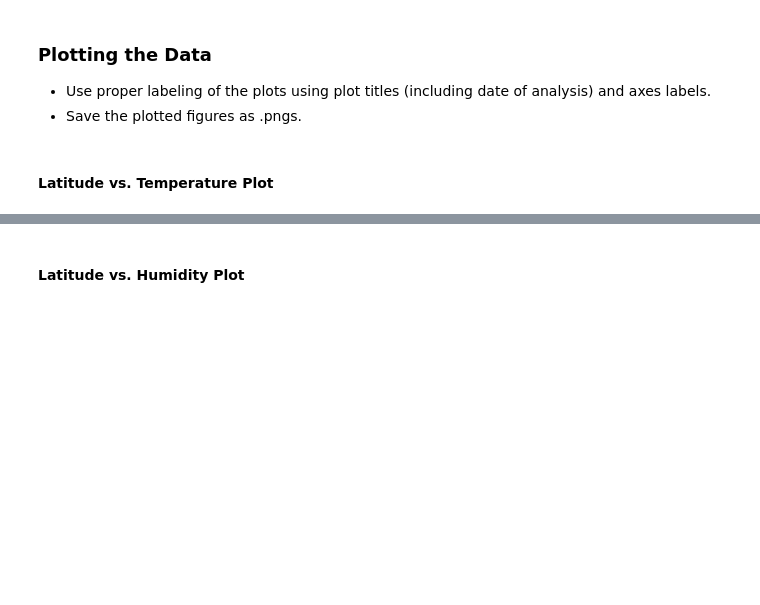
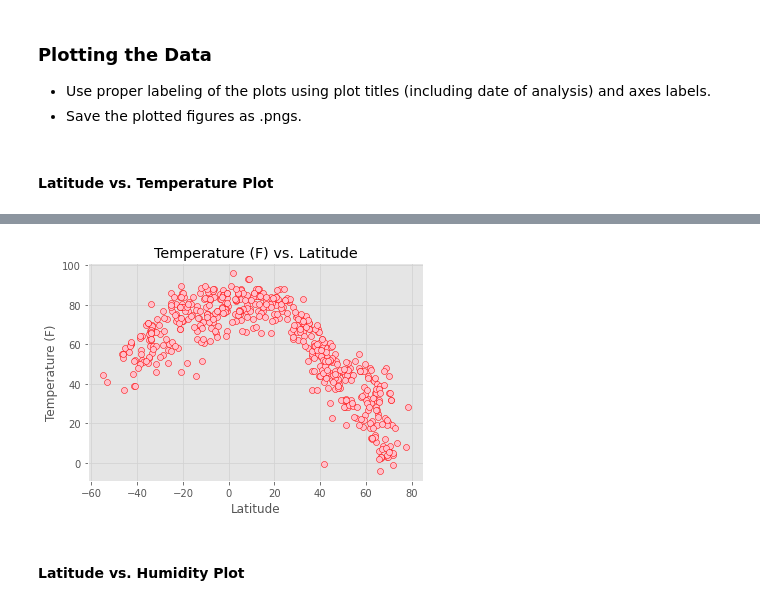
Before and after one commit to pauish/python-api-challenge, a Jupyter notebook: WeatherPy.ipynb, the cells around one changed output, grey strips where cells are left out. Drawn from its saved outputs; the diff is of its cells as text; code cells hidden in the pictures; blank space fills up the shorter version.

```diff
--- a/WeatherPy.ipynb
+++ b/WeatherPy.ipynb
@@ -108,2 +162,14 @@ dtype: int64
+# %%
+plt.scatter(lat,max_temp,edgecolors="red",facecolors="pink",)
+plt.grid (b=True,which="major",axis="both",linestyle="-",color="lightgray")
+plt.title(f"Temperature (F) vs. Latitude")
+plt.xlabel("Latitude")
+plt.ylabel("Temperature (F)")
+plt.style.use('ggplot')
+plt.savefig("output_data/Temperature.png")
+plt.style.use('ggplot')
+plt.show()
+# %% [output]
+[figure, added]
 # %% [markdown]
 #### Latitude vs. Humidity Plot
```
Also changed, not shown: parts of 35 cells of this notebook, 5 other files.
